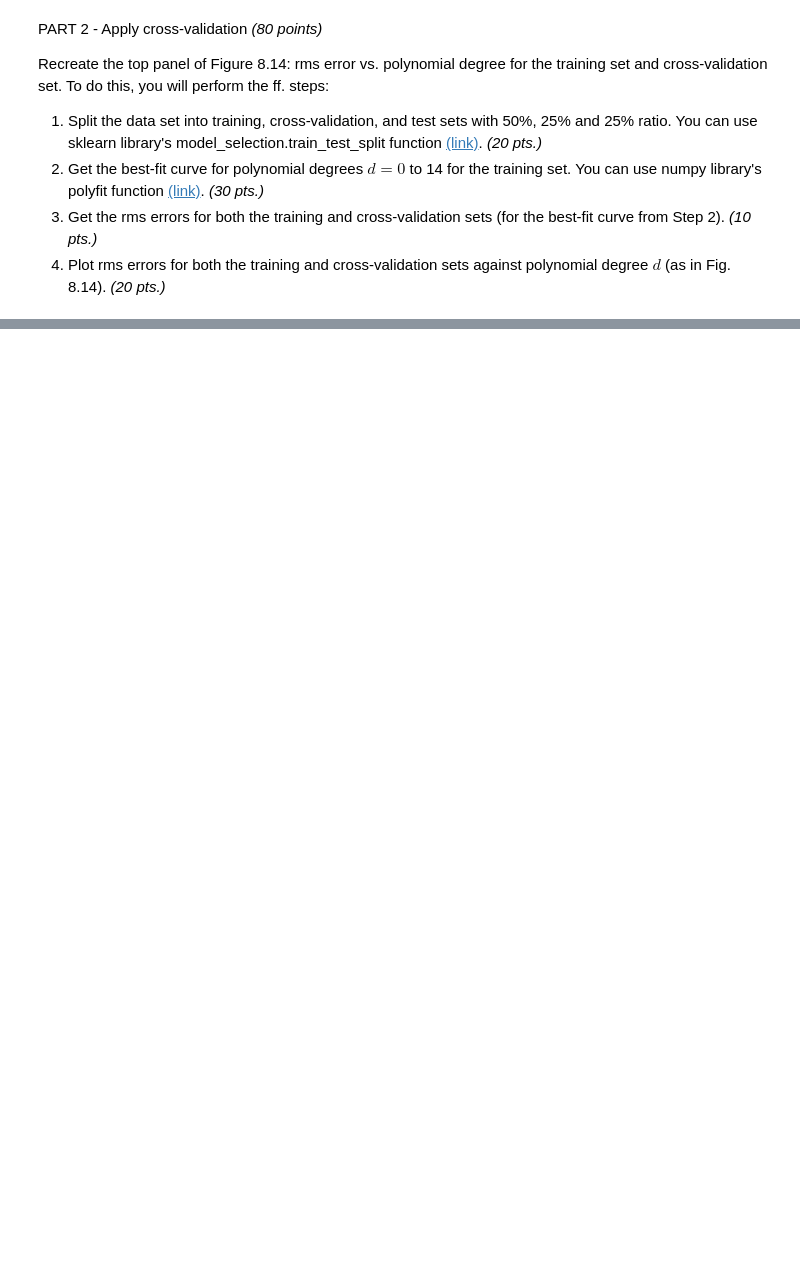
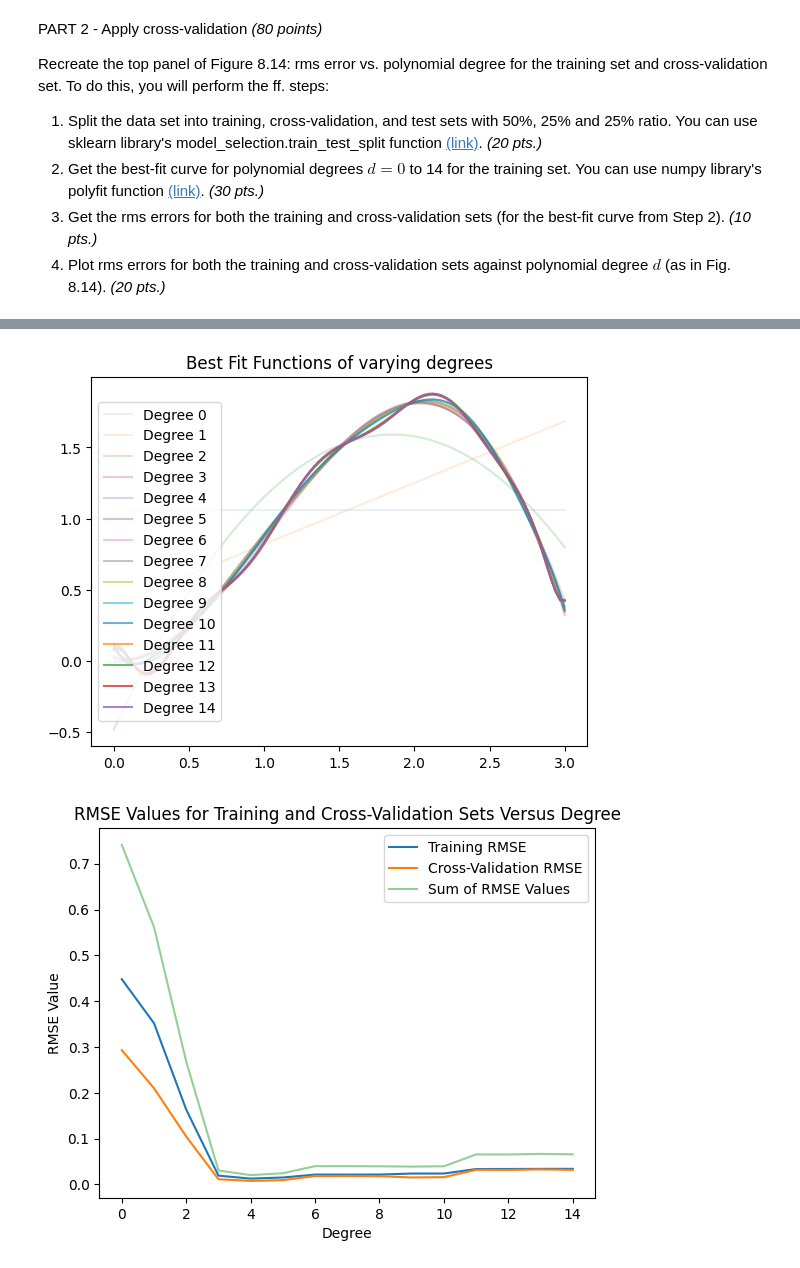
Before and after one commit to Damalius/Applied-Physics-157, a Jupyter notebook: Estacio_lab_assignment_A1.ipynb, the cells around one changed output, grey strips where cells are left out. Saved outputs shown, nothing was run; the diff lists cells and outputs as text; code cells hidden in the pictures; blank space fills up the shorter version.

```diff
--- a/Estacio_lab_assignment_A1.ipynb
+++ b/Estacio_lab_assignment_A1.ipynb
@@ -115,0 +78,50 @@ plt.show()
+# %%
+from sklearn.model_selection import train_test_split
+# Import splitting function
+
+x_train, x_test, y_train, y_test = train_test_split(x, y_noisy, train_size = 0.5, test_size = 0.5
+                                                    #, random_state = 42
+                                                    )
+x_test, x_cross, y_test, y_cross = train_test_split(x_test, y_test, train_size = 0.5, test_size = 0.5
+                                                    #, random_state = 42
+                                                    )
+# Split data set into training, test, and cross-validation
+# Random state was used to help with debugging
+deg = np.arange(0, 15)
+# Array for degrees
+RMSE = np.zeros((2, 15))
+# Initialize array to store RMSE values
+
+for n in range(15):
+  best_fit_coeff = np.polyfit(x_train, y_train, deg[n])
+  # Function to get coefficients of best fit function from training set
+  best_fit = np.poly1d(best_fit_coeff)
+  # Function to get best fit function
+  plt.plot(x, best_fit(x), label = "Degree " + str(n), alpha = 0.1 + 0.05*n)
+  RMSE[0][n] = np.sum(((best_fit(x_train) - x_train*np.sin(x_train))**2)/N)
+  RMSE[1][n] = np.sum(((best_fit(x_cross) - x_cross*np.sin(x_cross))**2)/N)
+  # Getting RMSE values for training and cross-validation sets
+
+plt.plot(x, y_clean, alpha = 0.2)
+plt.title("Best Fit Functions of varying degrees")
+plt.legend(loc = "center left")
+plt.show()
+print()
+# Plotting best fit functions of varying degrees
+
+RMSE_train = RMSE[0]**0.5
+RMSE_cross = RMSE[1]**0.5
+# Getting the actual RMSE values
+
+plt.plot(RMSE_train)
+plt.plot(RMSE_cross)
+plt.plot(RMSE_train + RMSE_cross, alpha = 0.5)
+plt.title("RMSE Values for Training and Cross-Validation Sets Versus Degree")
+plt.xlabel("Degree")
+plt.ylabel("RMSE Value")
+plt.legend(["Training RMSE", "Cross-Validation RMSE", "Sum of RMSE Values"])
+plt.show()
+#Plotting the RMSE values for training and cross-validation sets and adding them to get the best fit function with the least error
+# %% [output]
+[figure, added]
+[figure, added]
```
Also changed, not shown: parts of 6 cells of this notebook.
